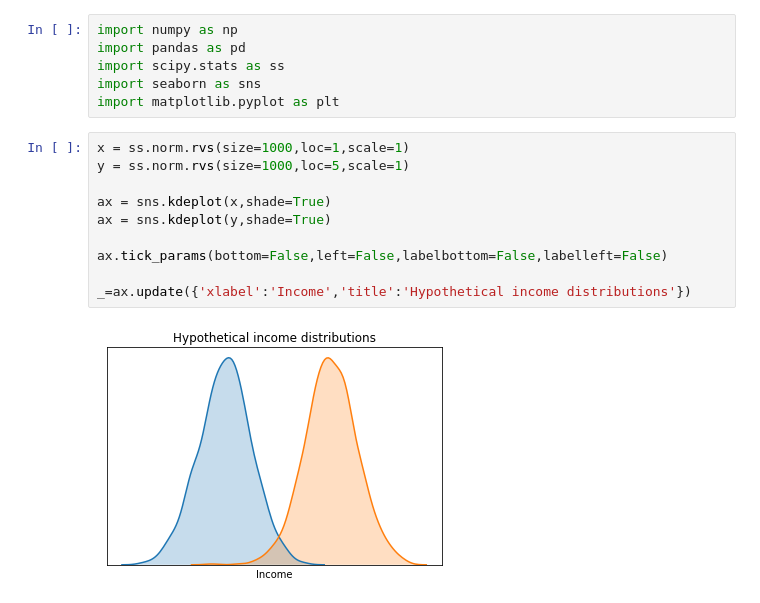
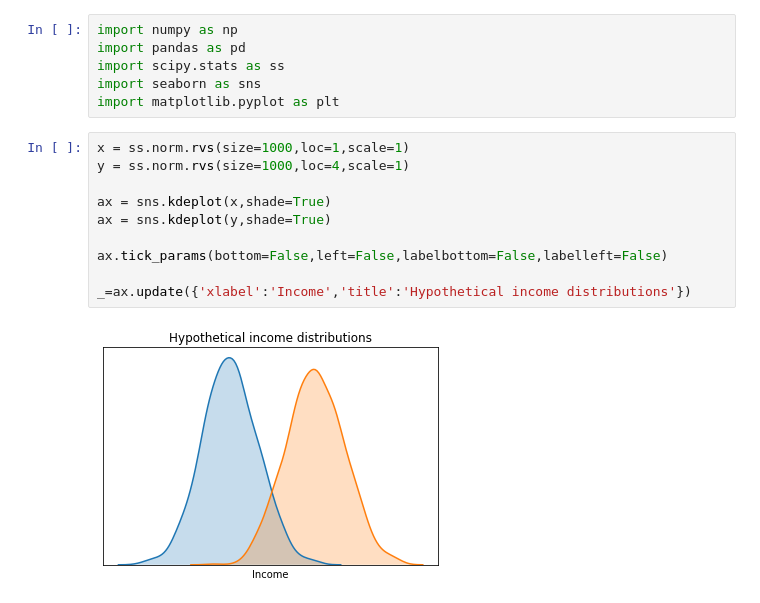
Before and after one commit to vp-code/Python-Stats, a Jupyter notebook: HypIncomeDist.ipynb, the cells around one changed output. Cells and saved outputs as stored; diff of their text form.

```diff
--- a/HypIncomeDist.ipynb
+++ b/HypIncomeDist.ipynb
@@ -6,13 +6,13 @@ import seaborn as sns
 import matplotlib.pyplot as plt
 # %%
 x = ss.norm.rvs(size=1000,loc=1,scale=1)
-y = ss.norm.rvs(size=1000,loc=5,scale=1)
+y = ss.norm.rvs(size=1000,loc=4,scale=1)
 
 ax = sns.kdeplot(x,shade=True)
 ax = sns.kdeplot(y,shade=True)
 
 ax.tick_params(bottom=False,left=False,labelbottom=False,labelleft=False)
 
 _=ax.update({'xlabel':'Income','title':'Hypothetical income distributions'})
 # %% [output]
-[figure, old version]
+[figure, new version]
```
Also changed, not shown: 1 other file.
